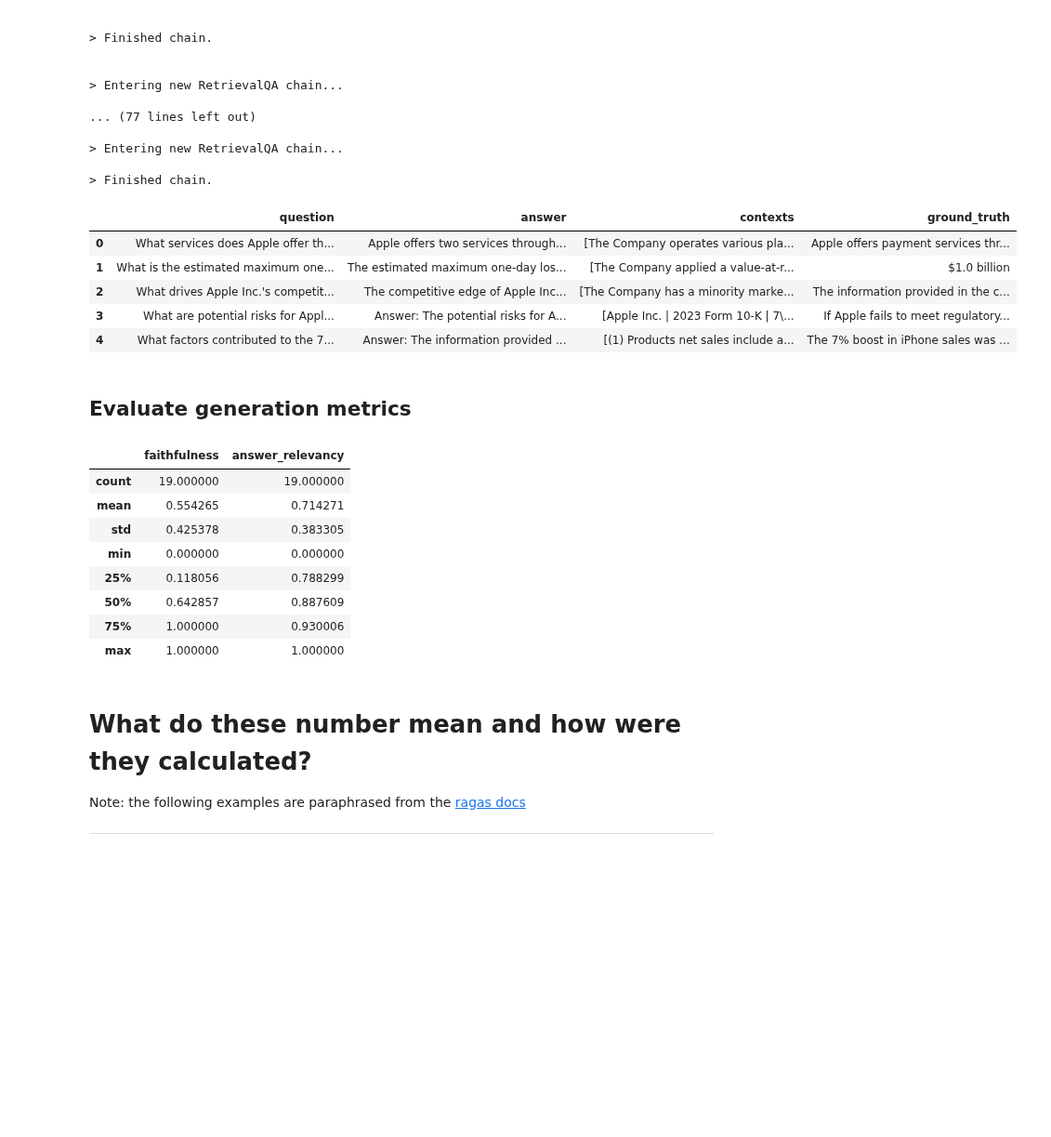
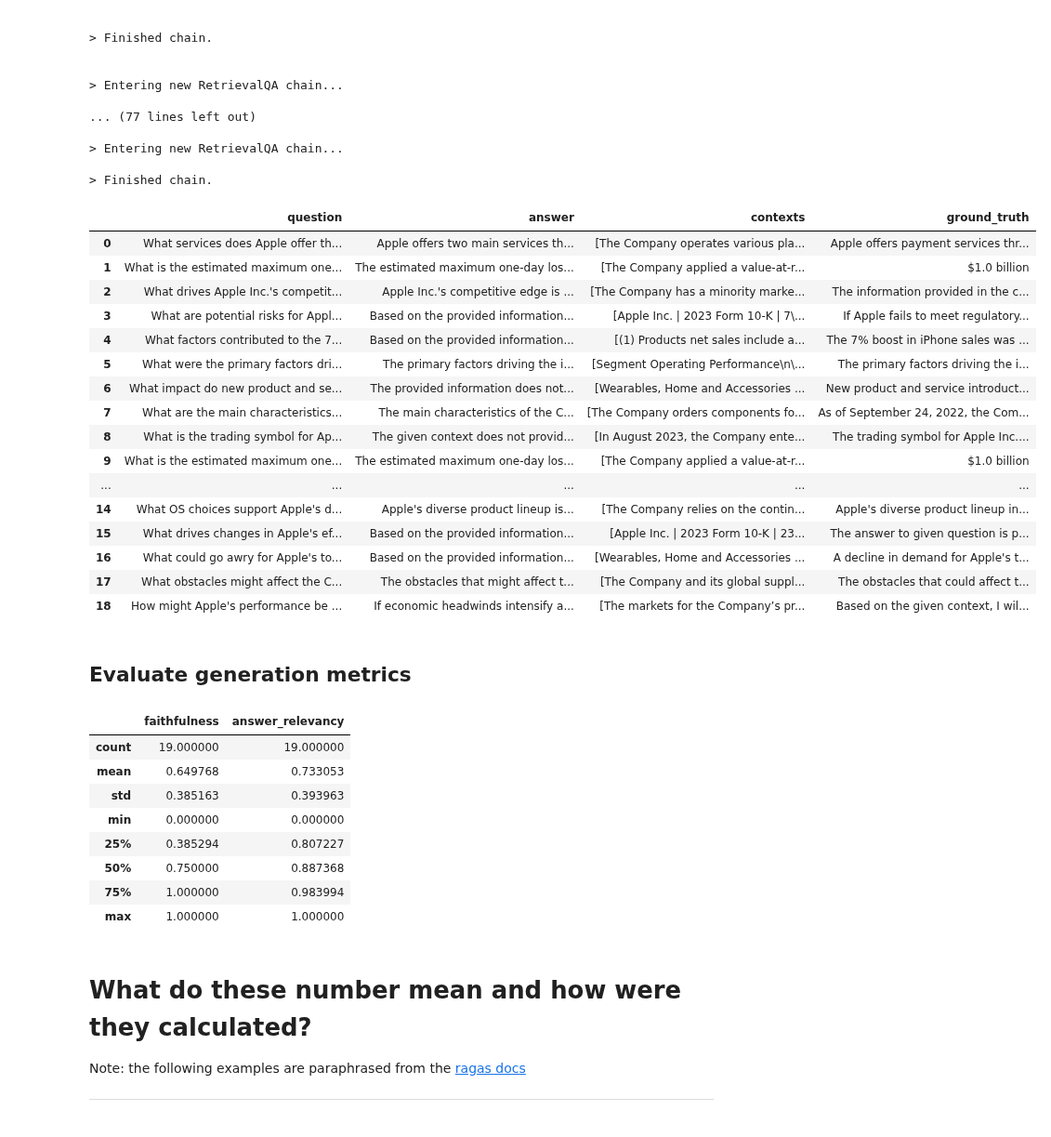
Before and after one commit to Redis-ProfessionalService/financial-rag-workshop, a Jupyter notebook: 3_production_prep/01_ragas.ipynb, the cells around one changed output. Shown at 93% size. Cells and saved outputs as stored; diff of their text form; code cells hidden in the pictures; blank space fills up the shorter version.

```diff
--- a/3_production_prep/01_ragas.ipynb
+++ b/3_production_prep/01_ragas.ipynb
@@ -174,20 +209,11 @@ def get_prompt():
     from langchain.prompts import PromptTemplate
 
     # Define our prompt
-    prompt_template = """Use the following pieces of context from financial 10k filings data to answer the user question at the end. Only use the result from tools and evidence provided to you. If you don't know the answer, say that you don't know, don't try to make up an answer. Provide the source of the document that you used to get the answer.
+    prompt_template = """
+    Use the following pieces of context from financial 10k filings data to answer the user question.
+    If you don't know the answer, say that you don't know, don't try to make up an answer.
 
-    This should be in the following format:
-
-    Question: [question here]
-    Answer: [answer here]
-    Source: [source document here]
-
-    Begin!
-
-    Context:
-    ---------
-    {context}
-    ---------
+    Context: {context}
     Question: {question}
     Answer:"""
 
@@ -349,14 +375,25 @@ eval_dataset = create_evaluation_dataset(qa, testset)
 
 > Finished chain.
 # %%
-eval_dataset.to_pandas().head()
+eval_dataset.to_pandas()
 # %% [output]
 |  | question | answer | contexts | ground_truth |
-| 0 | What services does Apple offer th... | Apple offers two services through... | [The Company operates various pla... | Apple offers payment services thr... |
+| 0 | What services does Apple offer th... | Apple offers two main services th... | [The Company operates various pla... | Apple offers payment services thr... |
 | 1 | What is the estimated maximum one... | The estimated maximum one-day los... | [The Company applied a value-at-r... | $1.0 billion |
-| 2 | What drives Apple Inc.'s competit... | The competitive edge of Apple Inc... | [The Company has a minority marke... | The information provided in the c... |
-| 3 | What are potential risks for Appl... | Answer: The potential risks for A... | [Apple Inc. | 2023 Form 10-K | 7\... | If Apple fails to meet regulatory... |
-| 4 | What factors contributed to the 7... | Answer: The information provided ... | [(1) Products net sales include a... | The 7% boost in iPhone sales was ... |
+| 2 | What drives Apple Inc.'s competit... | Apple Inc.'s competitive edge is ... | [The Company has a minority marke... | The information provided in the c... |
+| 3 | What are potential risks for Appl... | Based on the provided information... | [Apple Inc. | 2023 Form 10-K | 7\... | If Apple fails to meet regulatory... |
+| 4 | What factors contributed to the 7... | Based on the provided information... | [(1) Products net sales include a... | The 7% boost in iPhone sales was ... |
+| 5 | What were the primary factors dri... | The primary factors driving the i... | [Segment Operating Performance\n\... | The primary factors driving the i... |
+| 6 | What impact do new product and se... | The provided information does not... | [Wearables, Home and Accessories ... | New product and service introduct... |
+| 7 | What are the main characteristics... | The main characteristics of the C... | [The Company orders components fo... | As of September 24, 2022, the Com... |
+| 8 | What is the trading symbol for Ap... | The given context does not provid... | [In August 2023, the Company ente... | The trading symbol for Apple Inc.... |
+| 9 | What is the estimated maximum one... | The estimated maximum one-day los... | [The Company applied a value-at-r... | $1.0 billion |
+| ... | ... | ... | ... | ... |
+| 14 | What OS choices support Apple's d... | Apple's diverse product lineup is... | [The Company relies on the contin... | Apple's diverse product lineup in... |
+| 15 | What drives changes in Apple's ef... | Based on the provided information... | [Apple Inc. | 2023 Form 10-K | 23... | The answer to given question is p... |
+| 16 | What could go awry for Apple's to... | Based on the provided information... | [Wearables, Home and Accessories ... | A decline in demand for Apple's t... |
+| 17 | What obstacles might affect the C... | The obstacles that might affect t... | [The Company and its global suppl... | The obstacles that could affect t... |
+| 18 | How might Apple's performance be ... | If economic headwinds intensify a... | [The markets for the Company’s pr... | Based on the given context, I wil... |
 # %% [markdown]
 ## Evaluate generation metrics
 # %%
@@ -375,12 +412,12 @@ gen_metrics_default.describe()
 # %% [output]
 |  | faithfulness | answer_relevancy |
 | count | 19.000000 | 19.000000 |
-| mean | 0.554265 | 0.714271 |
-| std | 0.425378 | 0.383305 |
+| mean | 0.649768 | 0.733053 |
+| std | 0.385163 | 0.393963 |
 | min | 0.000000 | 0.000000 |
-| 25% | 0.118056 | 0.788299 |
-| 50% | 0.642857 | 0.887609 |
-| 75% | 1.000000 | 0.930006 |
+| 25% | 0.385294 | 0.807227 |
+| 50% | 0.750000 | 0.887368 |
+| 75% | 1.000000 | 0.983994 |
 | max | 1.000000 | 1.000000 |
 # %% [markdown]
 # What do these number mean and how were they calculated?
```
Also changed, not shown: parts of 11 cells of this notebook, 1 other file.
